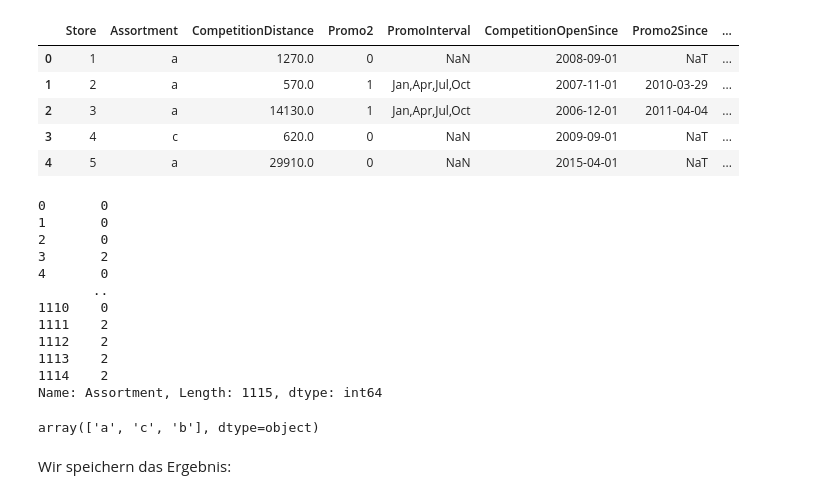
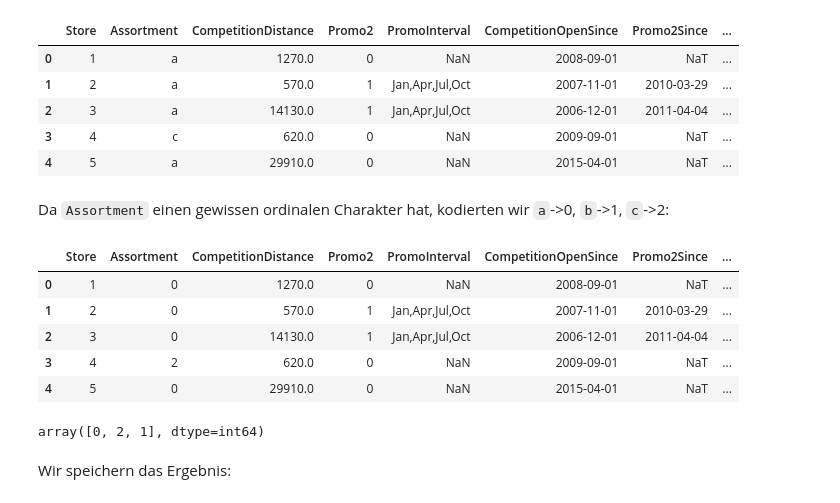
Before and after one commit to xaviermondragon/rossmann, a Jupyter notebook: rossmann_2_stores.ipynb, the cells around one changed output. Cells and saved outputs as stored; diff of their text form; code cells hidden in the pictures.

```diff
--- a/rossmann_2_stores.ipynb
+++ b/rossmann_2_stores.ipynb
@@ -211,30 +209,27 @@ Da `Assortment` einen gewissen ordinalen Charakter hat, kodierten wir `a`->0, `b
+# %% [markdown]
+Da `Assortment` einen gewissen ordinalen Charakter hat, kodierten wir `a`->0, `b`->1, `c`->2:
 # %%
 def code_assortment(assortment):
     if assortment == 'a':
         return 0
     elif assortment == 'b':
         return 1
     else:
         return 2
 
-stores_df['Assortment'].apply(code_assortment)
+stores_df['Assortment'] = stores_df['Assortment'].apply(code_assortment)
+stores_df.head()
 # %% [output]
-0       0
-1       0
-2       0
-3       2
-4       0
-       ..
-1110    0
-1111    2
-1112    2
-1113    2
-1114    2
-Name: Assortment, Length: 1115, dtype: int64
+|  | Store | Assortment | CompetitionDistance | Promo2 | PromoInterval | CompetitionOpenSince | Promo2Since | ... |
+| 0 | 1 | 0 | 1270.0 | 0 | NaN | 2008-09-01 | NaT | ... |
+| 1 | 2 | 0 | 570.0 | 1 | Jan,Apr,Jul,Oct | 2007-11-01 | 2010-03-29 | ... |
+| 2 | 3 | 0 | 14130.0 | 1 | Jan,Apr,Jul,Oct | 2006-12-01 | 2011-04-04 | ... |
+| 3 | 4 | 2 | 620.0 | 0 | NaN | 2009-09-01 | NaT | ... |
+| 4 | 5 | 0 | 29910.0 | 0 | NaN | 2015-04-01 | NaT | ... |
 # %%
 stores_df['Assortment'].unique()
 # %% [output]
-array(['a', 'c', 'b'], dtype=object)
+array([0, 2, 1], dtype=int64)
 # %% [markdown]
 Wir speichern das Ergebnis:
 # %%
```
Also changed, not shown: parts of 2 cells of this notebook.
